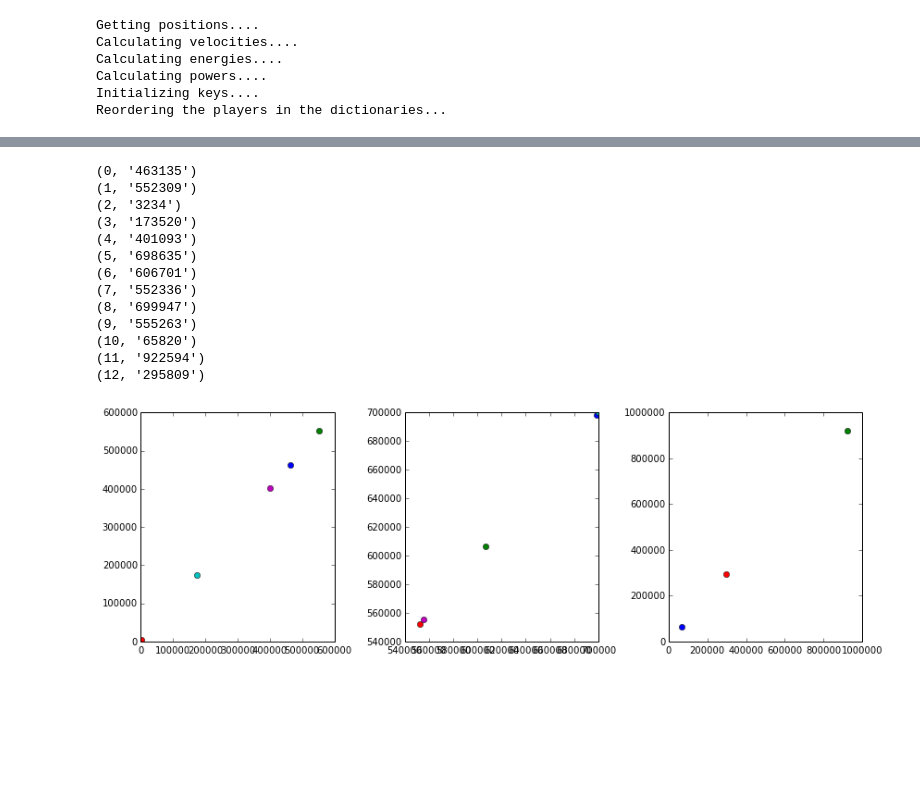
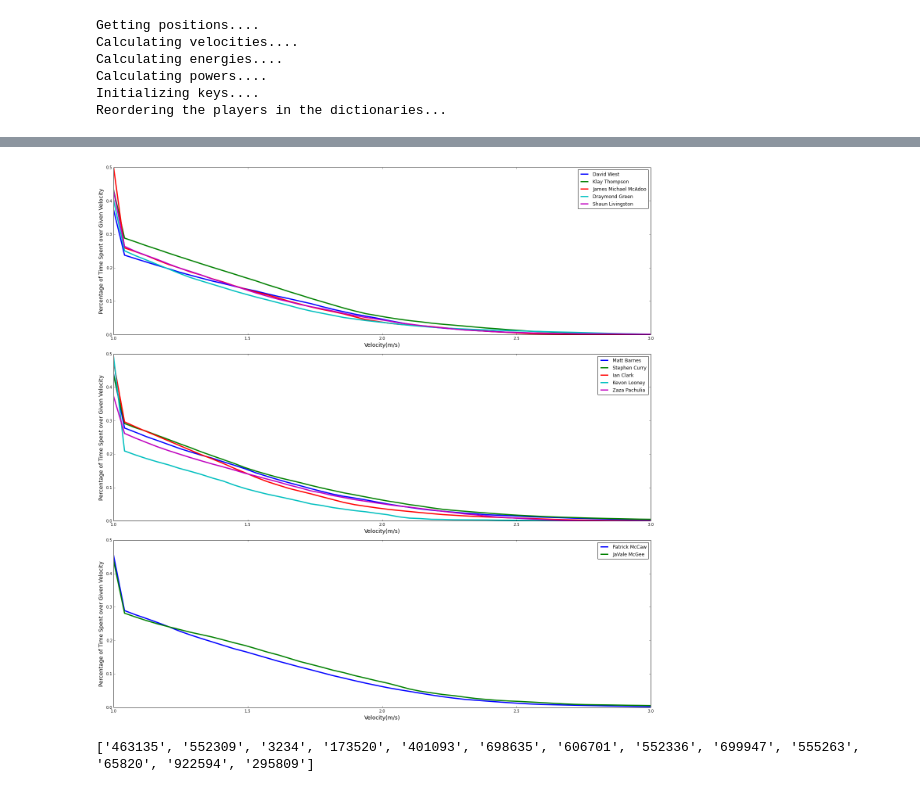
Before and after one commit to mattbellis/NBA-kinematics, a Jupyter notebook: scripts/test_reading.ipynb, the cells around one changed output, grey strips where cells are left out. Saved outputs shown, nothing was run; the diff lists cells and outputs as text; code cells hidden in the pictures; blank space fills up the shorter version.

Commit message:
Percentage Velocity subplots

```diff
--- a/scripts/test_reading.ipynb
+++ b/scripts/test_reading.ipynb
@@ -202,25 +170,19 @@ print homeScore
 # %%
-plt.figure(figsize=(12,4))
+plt.figure(figsize=(20,20))
+upperLim = 2
+lowerLim = 1
+#plt.xlim(lowerLim - .2, upperLim + .2)
+plt.ylim(0, .7)
+for i,key in enumerate(awayteam.keys()):
+    #print(i,key)
 
-for i,key in enumerate(hometeam.keys()):
-    print(i,key)
-
-    plt.subplot(1,3,1+int(i/5))
-    plt.plot([int(key)],[int(key)],'o')
-
+    plt.subplot(3,1,1+int(i/5))
+    #plt.plot([int(key)],[int(ky)],'o')
+    percentage(awayteam[key],1 , 3)
 plt.tight_layout()
 # %% [output]
-(0, '463135')
-(1, '552309')
-(2, '3234')
-(3, '173520')
-(4, '401093')
-(5, '698635')
-(6, '606701')
-(7, '552336')
-(8, '699947')
-(9, '555263')
-(10, '65820')
-(11, '922594')
-(12, '295809')
-[figure, old version]
+[figure, new version]
+# %%
+print hometeam.keys()
+# %% [output]
+['463135', '552309', '3234', '173520', '401093', '698635', '606701', '552336', '699947', '555263', '65820', '922594', '295809']
```
Also changed, not shown: parts of 4 cells of this notebook.
